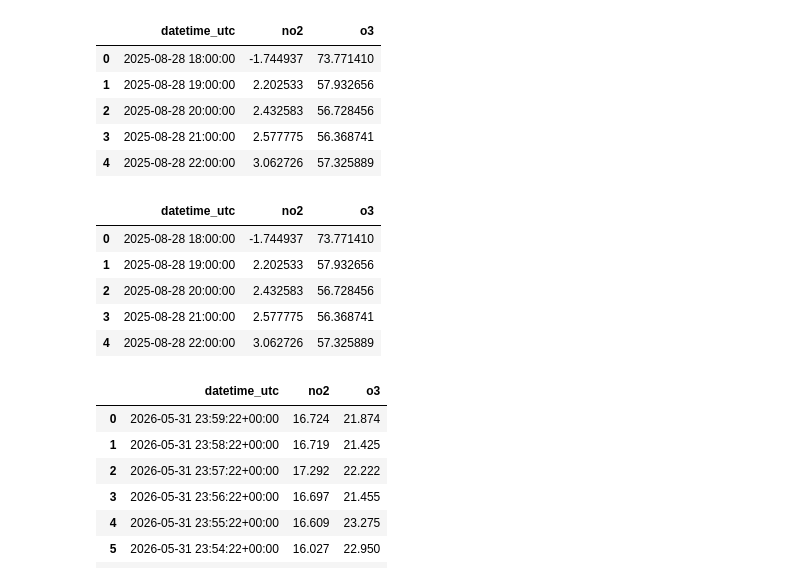
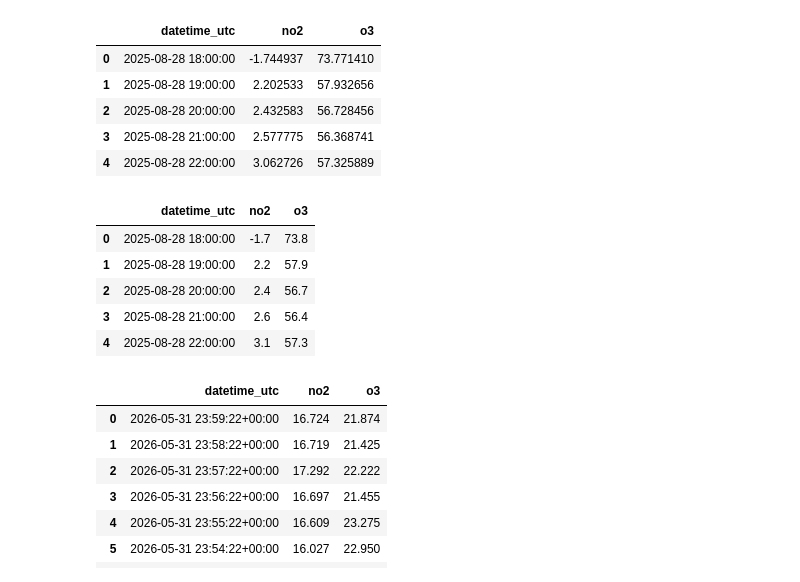
Before and after one commit to jacklardner/no2-o3-calibration, a Jupyter notebook: data cleaning.ipynb, the cells around one changed output. Drawn from its saved outputs; the diff is of its cells as text; code cells hidden in the pictures.

```diff
--- a/data cleaning.ipynb
+++ b/data cleaning.ipynb
@@ -212,20 +215,23 @@ mjf_quant_cleaned2.head()
 # %%
 mjf_quant_cleaned = pd.concat([mjf_quant_cleaned2, mjf_quant_cleaned1], ignore_index=True)
 
 #can't merge directly because there are slight floating point differences between concentrations between recalibrated data and data from the portal
 #ensure preference of web portal data here so no merge issues (tho almost no difference anyways)
 mjf_quant_cleaned = mjf_quant_cleaned.drop_duplicates(subset="datetime_utc", keep="last").sort_values("datetime_utc").reset_index(drop=True)
 
+mjf_quant_cleaned["no2"] = mjf_quant_cleaned["no2"].round(1)
+mjf_quant_cleaned["o3"] = mjf_quant_cleaned["o3"].round(1)
+
 mjf_quant_cleaned.to_csv("cleaned quant data/mjf_cleaned.csv", index=False)
 
 mjf_quant_cleaned.head()
 # %% [output]
 |  | datetime_utc | no2 | o3 |
-| 0 | 2025-08-28 18:00:00 | -1.744937 | 73.771410 |
-| 1 | 2025-08-28 19:00:00 | 2.202533 | 57.932656 |
-| 2 | 2025-08-28 20:00:00 | 2.432583 | 56.728456 |
-| 3 | 2025-08-28 21:00:00 | 2.577775 | 56.368741 |
-| 4 | 2025-08-28 22:00:00 | 3.062726 | 57.325889 |
+| 0 | 2025-08-28 18:00:00 | -1.7 | 73.8 |
+| 1 | 2025-08-28 19:00:00 | 2.2 | 57.9 |
+| 2 | 2025-08-28 20:00:00 | 2.4 | 56.7 |
+| 3 | 2025-08-28 21:00:00 | 2.6 | 56.4 |
+| 4 | 2025-08-28 22:00:00 | 3.1 | 57.3 |
 # %%
 pema_raw = pema_raw[["timestamp", "no2", "o3"]].rename(columns={"timestamp": "datetime_utc"})
 pema_raw["datetime_utc"] = pd.to_datetime(pema_raw["datetime_utc"])
```
Also changed, not shown: parts of 3 cells of this notebook, 8 other files.
